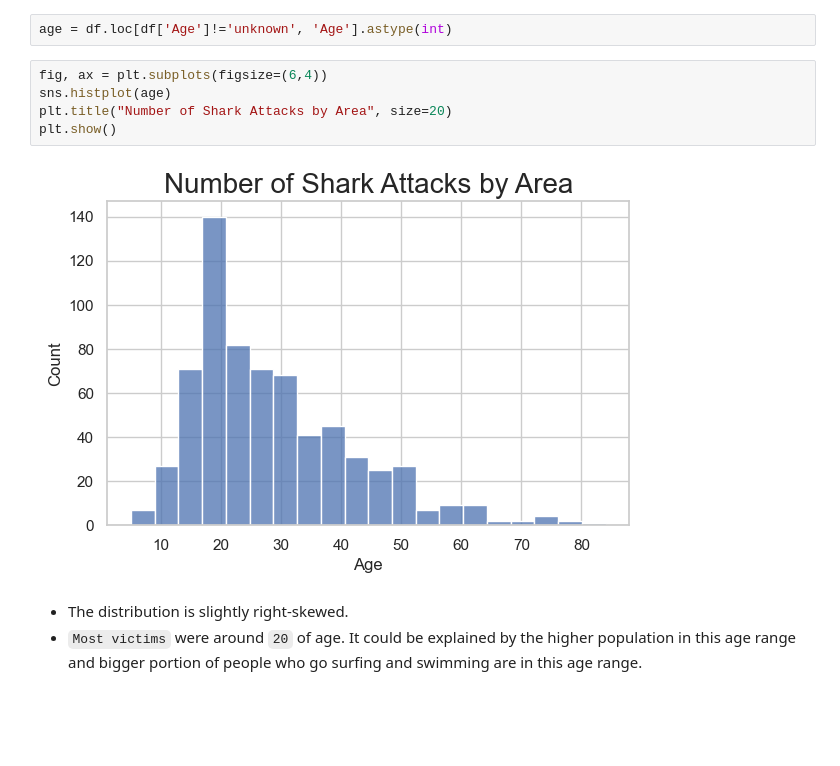
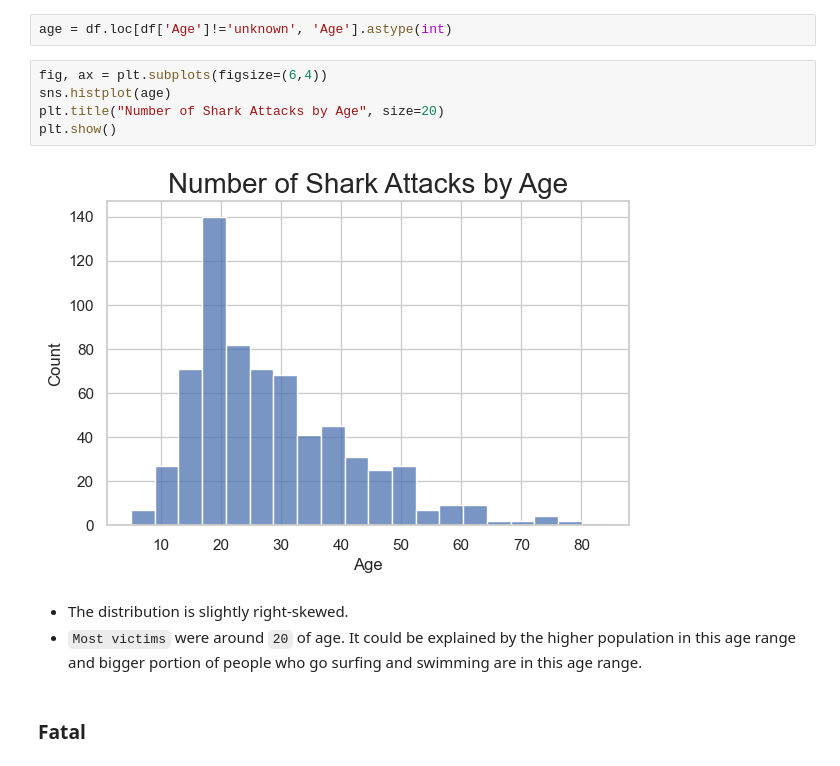
Before and after one commit to moscmh/shark, a Jupyter notebook: shark.ipynb, the cells around one changed output. Saved outputs shown, nothing was run; the diff lists cells and outputs as text; blank space fills up the shorter version.

Commit message:
Finished shark. Consider species next.

```diff
--- a/shark.ipynb
+++ b/shark.ipynb
@@ -564,10 +564,12 @@ age = df.loc[df['Age']!='unknown', 'Age'].astype(int)
 # %%
 fig, ax = plt.subplots(figsize=(6,4))
 sns.histplot(age)
-plt.title("Number of Shark Attacks by Area", size=20)
+plt.title("Number of Shark Attacks by Age", size=20)
 plt.show()
 # %% [output]
-[figure, old version]
+[figure, new version]
 # %% [markdown]
 * The distribution is slightly right-skewed.
 * `Most victims` were around `20` of age. It could be explained by the higher population in this age range and bigger portion of people who go surfing and swimming are in this age range.
+# %% [markdown]
+### Fatal
```
Also changed, not shown: parts of 4 cells of this notebook.
